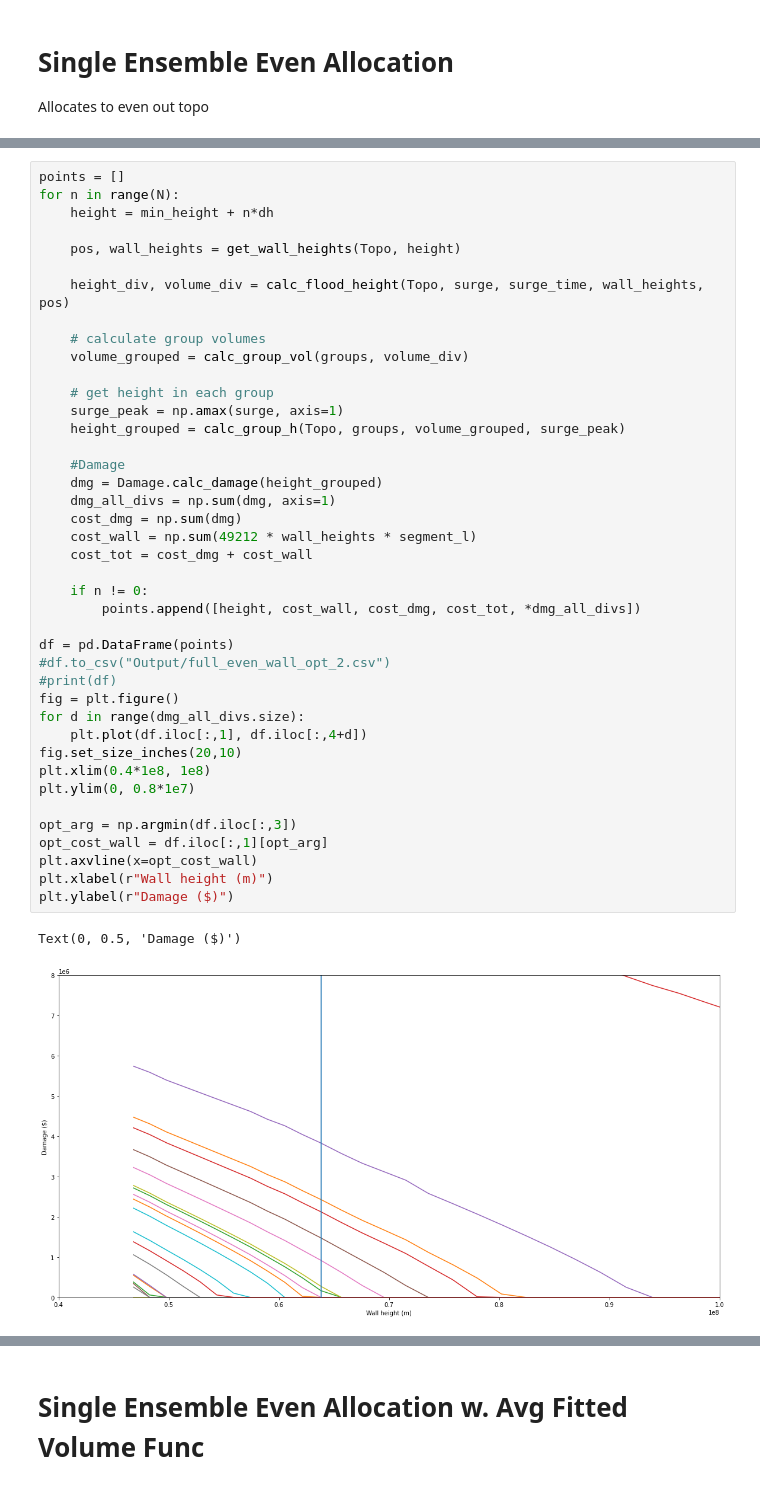
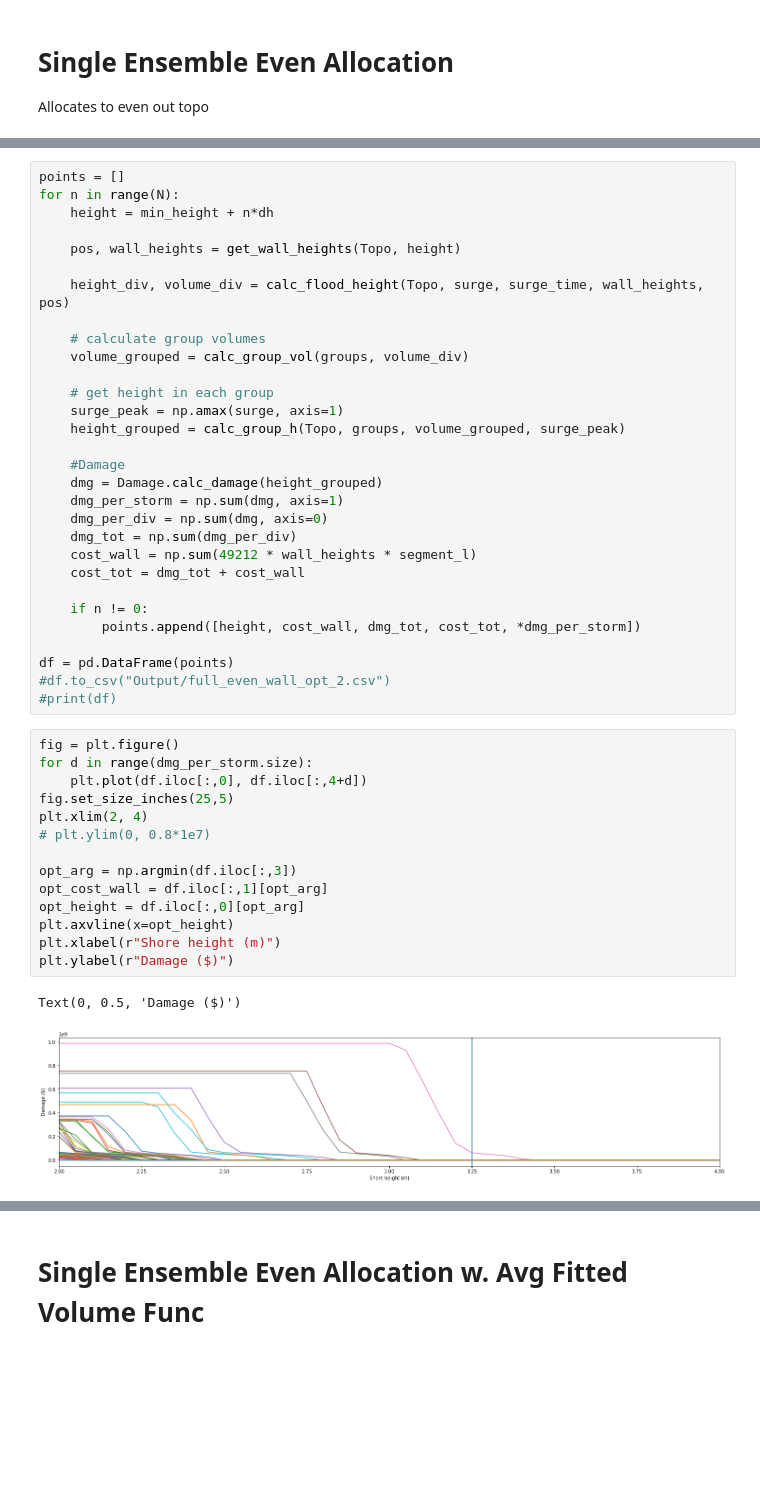
Before and after one commit to ym2540/GISSR_Optimization, a Jupyter notebook: ideal/sr_opt_ideal.ipynb, the cells around one changed output, grey strips where cells are left out. Saved outputs shown, nothing was run; the diff lists cells and outputs as text; blank space fills up the shorter version.

```diff
--- a/ideal/sr_opt_ideal.ipynb
+++ b/ideal/sr_opt_ideal.ipynb
@@ -124,32 +133,35 @@ for n in range(N):
 
     #Damage
     dmg = Damage.calc_damage(height_grouped)
-    dmg_all_divs = np.sum(dmg, axis=1)
-    cost_dmg = np.sum(dmg)
+    dmg_per_storm = np.sum(dmg, axis=1)
+    dmg_per_div = np.sum(dmg, axis=0)
+    dmg_tot = np.sum(dmg_per_div)
     cost_wall = np.sum(49212 * wall_heights * segment_l)
-    cost_tot = cost_dmg + cost_wall
+    cost_tot = dmg_tot + cost_wall
 
     if n != 0:
-        points.append([height, cost_wall, cost_dmg, cost_tot, *dmg_all_divs])
+        points.append([height, cost_wall, dmg_tot, cost_tot, *dmg_per_storm])
 
 df = pd.DataFrame(points)
 #df.to_csv("Output/full_even_wall_opt_2.csv")
 #print(df)
-fig = plt.figure()
-for d in range(dmg_all_divs.size):
-    plt.plot(df.iloc[:,1], df.iloc[:,4+d])
-fig.set_size_inches(20,10)
-plt.xlim(0.4*1e8, 1e8)
-plt.ylim(0, 0.8*1e7)
-
-opt_arg = np.argmin(df.iloc[:,3])
-opt_cost_wall = df.iloc[:,1][opt_arg]
-plt.axvline(x=opt_cost_wall)
-plt.xlabel(r"Wall height (m)")
-plt.ylabel(r"Damage ($)")
-# %% [output]
-Text(0, 0.5, 'Damage ($)')
-[figure, removed]
+# %%
+fig = plt.figure()
+for d in range(dmg_per_storm.size):
+    plt.plot(df.iloc[:,0], df.iloc[:,4+d])
+fig.set_size_inches(25,5)
+plt.xlim(2, 4)
+# plt.ylim(0, 0.8*1e7)
+
+opt_arg = np.argmin(df.iloc[:,3])
+opt_cost_wall = df.iloc[:,1][opt_arg]
+opt_height = df.iloc[:,0][opt_arg]
+plt.axvline(x=opt_height)
+plt.xlabel(r"Shore height (m)")
+plt.ylabel(r"Damage ($)")
+# %% [output]
+Text(0, 0.5, 'Damage ($)')
+[figure, added]
 # %%
 plt.figure()
 plt.plot(df.iloc[:,0], df.iloc[:,3])
```
Also changed, not shown: parts of 9 cells of this notebook, 9 other files.
